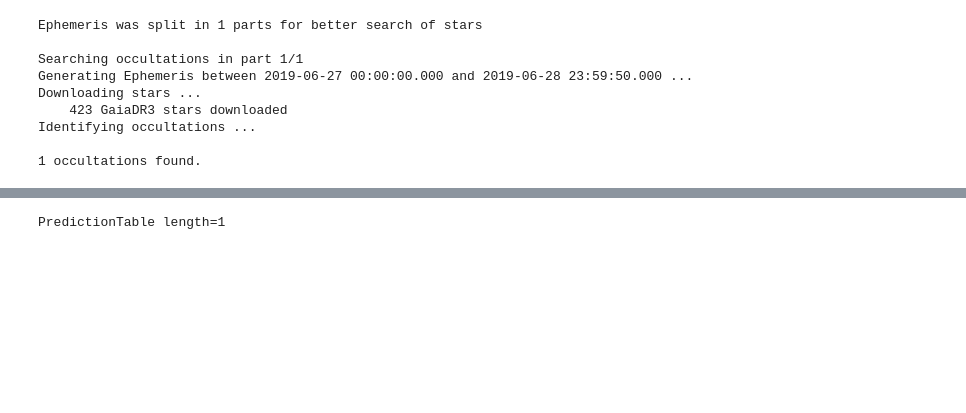
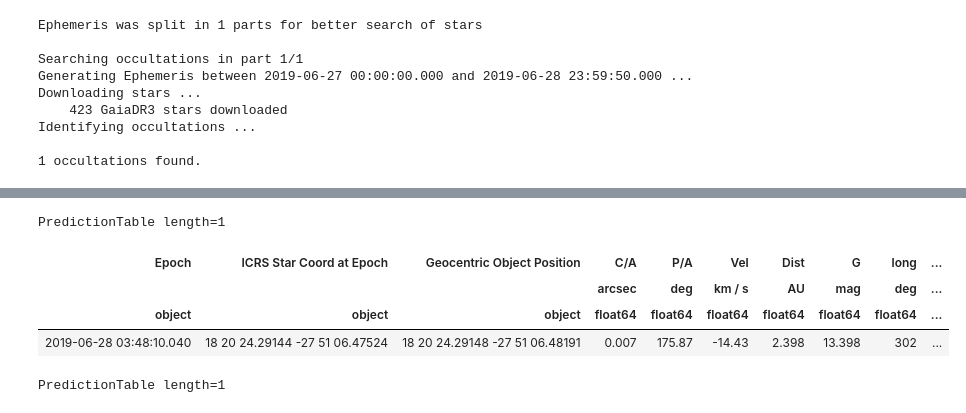
Before and after one commit to AndresSB3/stellar-occultation-prediction, a Jupyter notebook: notebooks/sora_prediction.ipynb, the cells around one changed output, grey strips where cells are left out. Saved outputs shown, nothing was run; the diff lists cells and outputs as text; code cells hidden in the pictures; blank space fills up the shorter version.

```diff
--- a/notebooks/sora_prediction.ipynb
+++ b/notebooks/sora_prediction.ipynb
@@ -53,0 +144,6 @@ Obtaining data for Silesia from SBDB
+# %%
+# Create EphemTable using topocentric JPL ephemerides
+body_topo = EphemTable(
+    table=eph_topo,
+    name=rock
+)
@@ -73,3 +241,16 @@ Downloading stars ...
 Identifying occultations ...
 
 1 occultations found.
+# %%
+# Topocentric prediction (us)
+pred_top_table = prediction(
+    time_beg=Time(epoch_jpl['start']),
+    time_end=Time(epoch_jpl['stop']),
+    ephem=body_topo,
+    reference_center=obs,
+    radius=body.radius,
+    mag_lim=mag_lim,
+    divs=divs,
+    step=step,
+    verbose=True
+)
@@ -76,3 +267,11 @@ Identifying occultations ...
+# %%
+pred_top_table
+# %% [output]
+PredictionTable length=1
+| Epoch | ICRS Star Coord at Epoch | Geocentric Object Position | C/A | P/A | Vel | Dist | G | long | ... |
+|  |  |  | arcsec | deg | km / s | AU | mag | deg | ... |
+| object | object | object | float64 | float64 | float64 | float64 | float64 | float64 | ... |
+| 2019-06-28 03:48:10.040 | 18 20 24.29144 -27 51 06.47524 | 18 20 24.29148 -27 51 06.48191 | 0.007 | 175.87 | -14.43 | 2.398 | 13.398 | 302 | ... |
 # %%
 pred_top_sora
 # %% [output]
```
Also changed, not shown: parts of 12 cells of this notebook, 2 other files.
